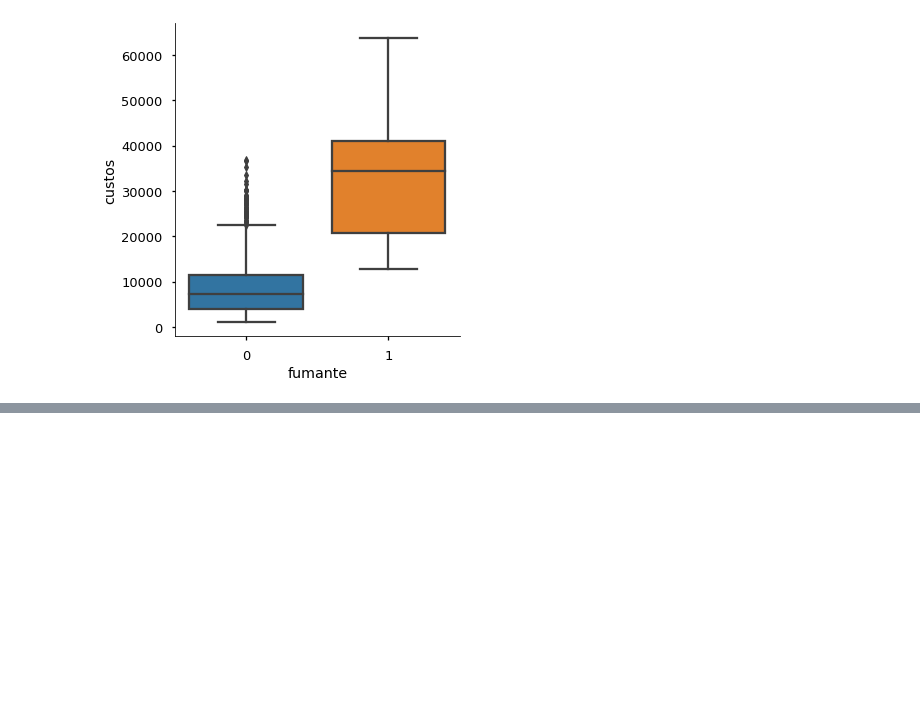
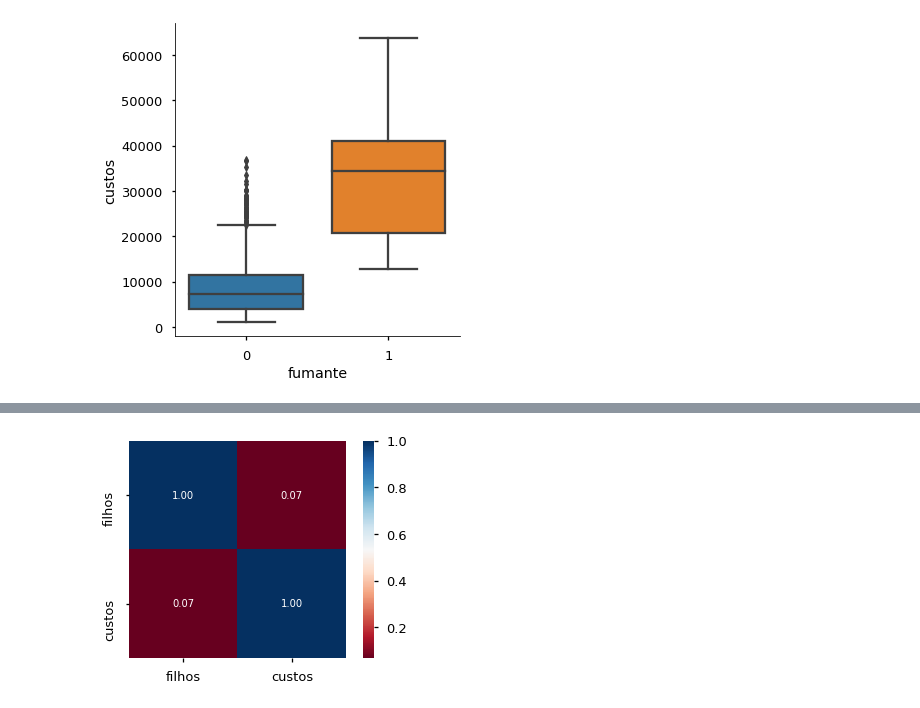
Before and after one commit to biangomes/Gastos_Medicos, a Jupyter notebook: Medical_Cost_Personal_Datasets.ipynb, the cells around one changed output, grey strips where cells are left out. Saved outputs shown, nothing was run; the diff lists cells and outputs as text; code cells hidden in the pictures; blank space fills up the shorter version.

```diff
--- a/Medical_Cost_Personal_Datasets.ipynb
+++ b/Medical_Cost_Personal_Datasets.ipynb
@@ -179,3 +223,7 @@ Dado a explicação anterior e o gráfico de calor, podemos concluir que **exist
 sns.catplot(x=df.fumante, y=df.custos, kind='box', data=df);
 # %% [output]
 [figure]
+# %%
+# Tentar fazer uma limpeza dos dados
+df["outlier"] = 0
+df.loc[(df.fumante == 0) & (df.custos > 22000), "outlier"] = 1
@@ -181,0 +240,8 @@ sns.catplot(x=df.fumante, y=df.custos, kind='box', data=df);
+# %%
+# Coeficiente de correlação
+correlation2 = df[['filhos', 'custos']].corr()
+
+# Mapa de calor da variavel correlation2
+sns.heatmap(correlation2, cmap='RdBu', fmt='.2f', square=True, linecolor='white', annot=True);
+# %% [output]
+[figure, added]
```
Also changed, not shown: parts of 10 cells of this notebook.
